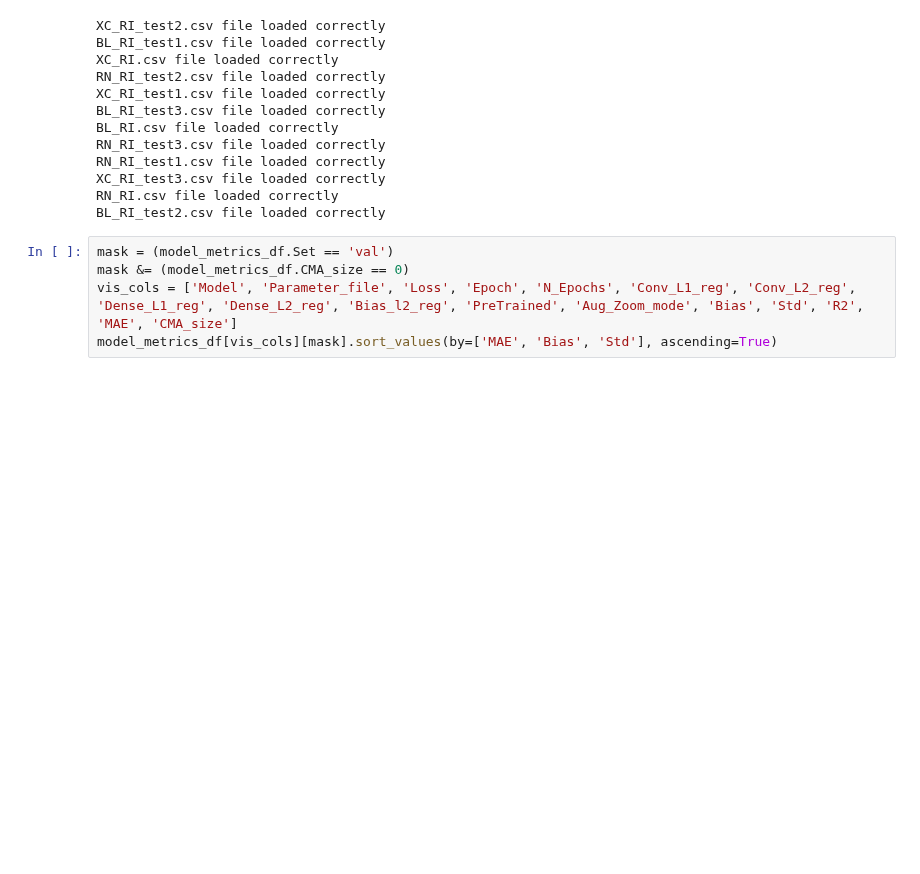
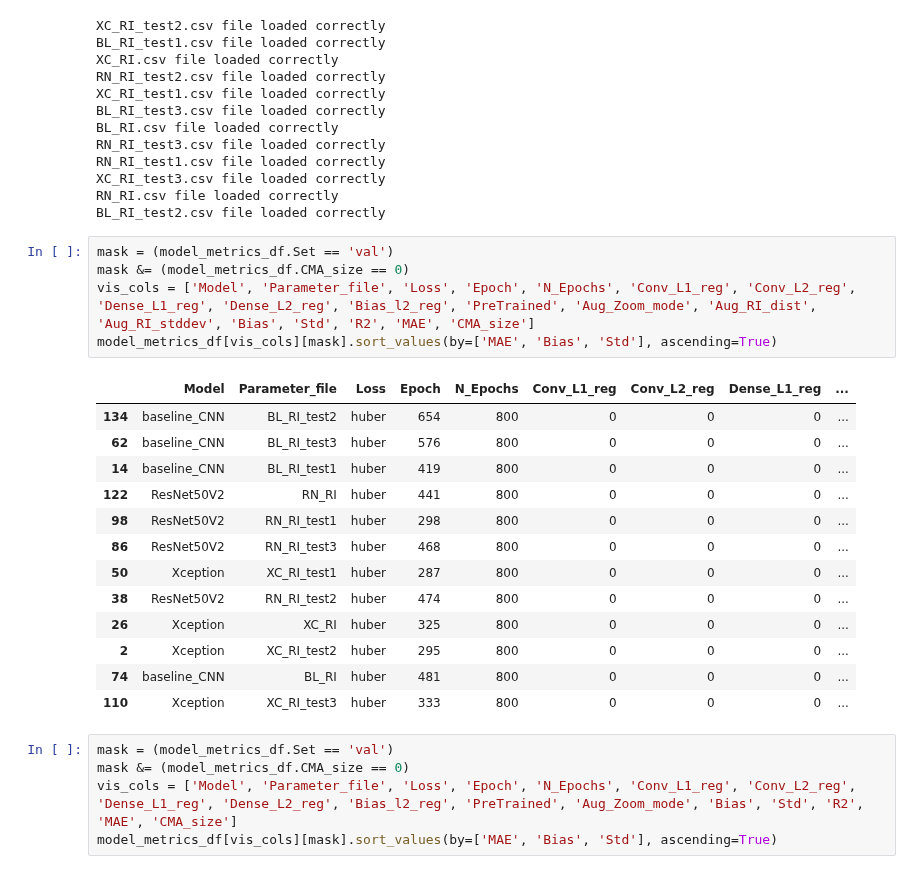
Before and after one commit to andresbecker/master_thesis, a Jupyter notebook: workspace/notebooks/Model_Selection_RI.ipynb, the cells around one changed output. Cells and saved outputs as stored; diff of their text form; blank space fills up the shorter version.

```diff
--- a/workspace/notebooks/Model_Selection_RI.ipynb
+++ b/workspace/notebooks/Model_Selection_RI.ipynb
@@ -38,6 +38,25 @@ RN_RI_test1.csv file loaded correctly
 XC_RI_test3.csv file loaded correctly
 RN_RI.csv file loaded correctly
 BL_RI_test2.csv file loaded correctly
+# %%
+mask = (model_metrics_df.Set == 'val')
+mask &= (model_metrics_df.CMA_size == 0)
+vis_cols = ['Model', 'Parameter_file', 'Loss', 'Epoch', 'N_Epochs', 'Conv_L1_reg', 'Conv_L2_reg', 'Dense_L1_reg', 'Dense_L2_reg', 'Bias_l2_reg', 'PreTrained', 'Aug_Zoom_mode', 'Aug_RI_dist', 'Aug_RI_stddev', 'Bias', 'Std', 'R2', 'MAE', 'CMA_size']
+model_metrics_df[vis_cols][mask].sort_values(by=['MAE', 'Bias', 'Std'], ascending=True)
+# %% [output]
+|  | Model | Parameter_file | Loss | Epoch | N_Epochs | Conv_L1_reg | Conv_L2_reg | Dense_L1_reg | ... |
+| 134 | baseline_CNN | BL_RI_test2 | huber | 654 | 800 | 0 | 0 | 0 | ... |
+| 62 | baseline_CNN | BL_RI_test3 | huber | 576 | 800 | 0 | 0 | 0 | ... |
+| 14 | baseline_CNN | BL_RI_test1 | huber | 419 | 800 | 0 | 0 | 0 | ... |
+| 122 | ResNet50V2 | RN_RI | huber | 441 | 800 | 0 | 0 | 0 | ... |
+| 98 | ResNet50V2 | RN_RI_test1 | huber | 298 | 800 | 0 | 0 | 0 | ... |
+| 86 | ResNet50V2 | RN_RI_test3 | huber | 468 | 800 | 0 | 0 | 0 | ... |
+| 50 | Xception | XC_RI_test1 | huber | 287 | 800 | 0 | 0 | 0 | ... |
+| 38 | ResNet50V2 | RN_RI_test2 | huber | 474 | 800 | 0 | 0 | 0 | ... |
+| 26 | Xception | XC_RI | huber | 325 | 800 | 0 | 0 | 0 | ... |
+| 2 | Xception | XC_RI_test2 | huber | 295 | 800 | 0 | 0 | 0 | ... |
+| 74 | baseline_CNN | BL_RI | huber | 481 | 800 | 0 | 0 | 0 | ... |
+| 110 | Xception | XC_RI_test3 | huber | 333 | 800 | 0 | 0 | 0 | ... |
 # %%
 mask = (model_metrics_df.Set == 'val')
 mask &= (model_metrics_df.CMA_size == 0)
```
